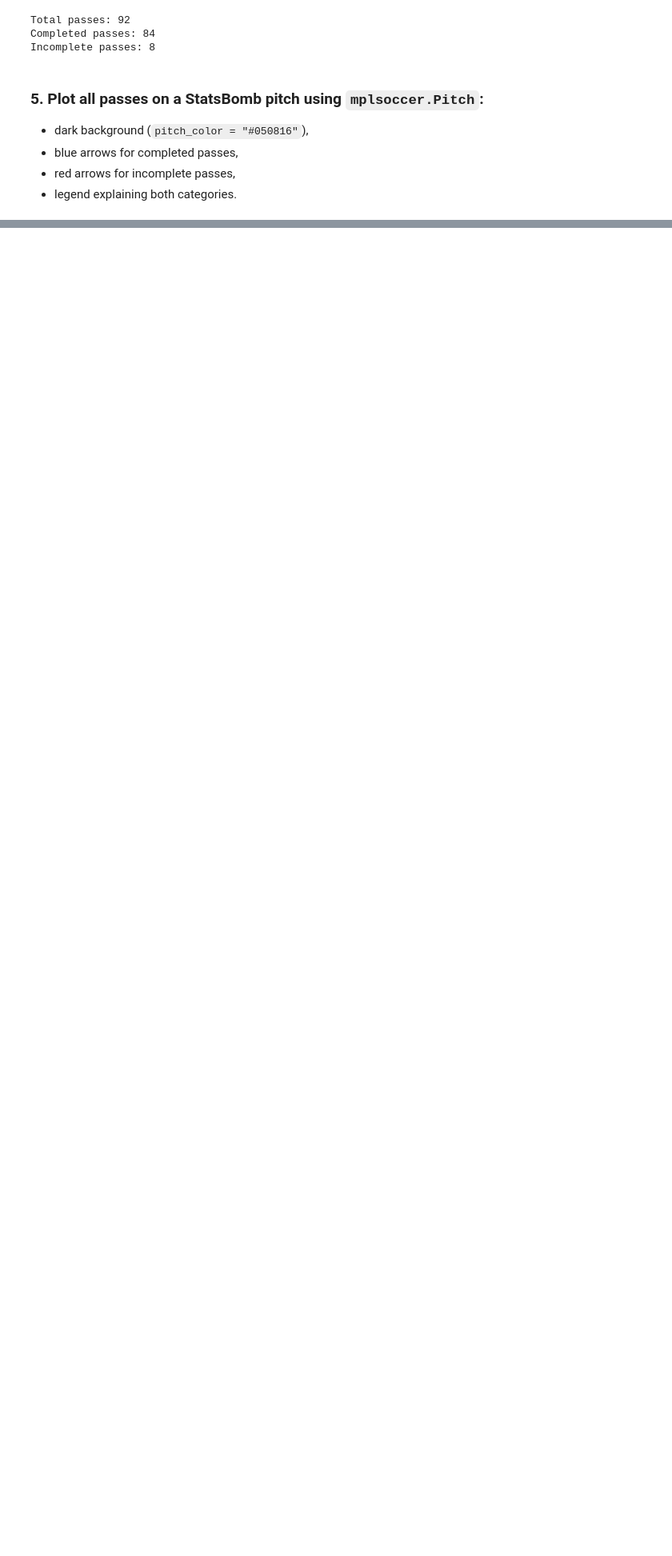
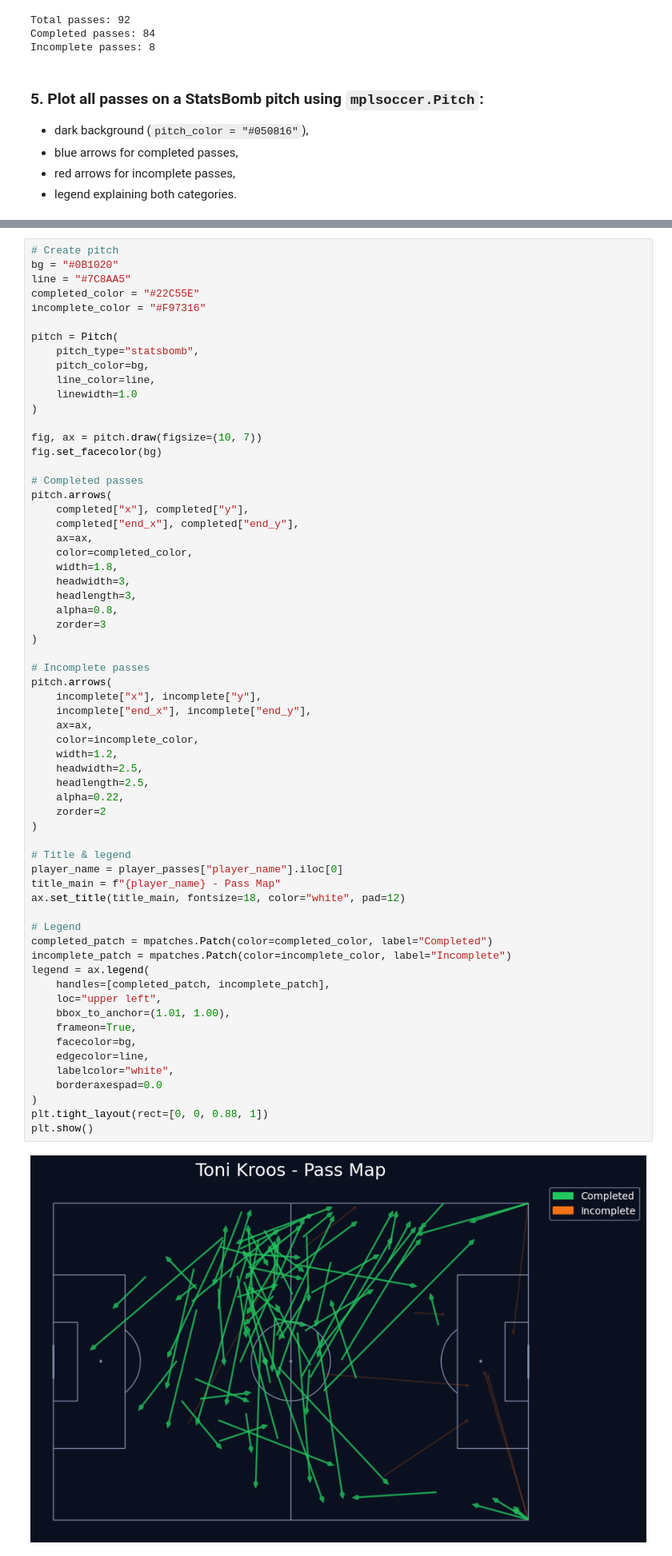
Before and after one commit to itzmore-mph/statsbomb-passing-network-analysis, a Jupyter notebook: pass_map.ipynb, the cells around one changed output, grey strips where cells are left out. Shown at 80% size. Cells and saved outputs as stored; diff of their text form; blank space fills up the shorter version.

```diff
--- a/pass_map.ipynb
+++ b/pass_map.ipynb
@@ -191,3 +129,68 @@ plt.show()
+# %%
+# Create pitch
+bg = "#0B1020"
+line = "#7C8AA5"
+completed_color = "#22C55E"
+incomplete_color = "#F97316"
+
+pitch = Pitch(
+    pitch_type="statsbomb",
+    pitch_color=bg,
+    line_color=line,
+    linewidth=1.0
+)
+
+fig, ax = pitch.draw(figsize=(10, 7))
+fig.set_facecolor(bg)
+
+# Completed passes
+pitch.arrows(
+    completed["x"], completed["y"],
+    completed["end_x"], completed["end_y"],
+    ax=ax,
+    color=completed_color,
+    width=1.8,
+    headwidth=3,
+    headlength=3,
+    alpha=0.8,
+    zorder=3
+)
+
+# Incomplete passes
+pitch.arrows(
+    incomplete["x"], incomplete["y"],
+    incomplete["end_x"], incomplete["end_y"],
+    ax=ax,
+    color=incomplete_color,
+    width=1.2,
+    headwidth=2.5,
+    headlength=2.5,
+    alpha=0.22,
+    zorder=2
+)
+
+# Title & legend
+player_name = player_passes["player_name"].iloc[0]
+title_main = f"{player_name} - Pass Map"
+ax.set_title(title_main, fontsize=18, color="white", pad=12)
+
+# Legend
+completed_patch = mpatches.Patch(color=completed_color, label="Completed")
+incomplete_patch = mpatches.Patch(color=incomplete_color, label="Incomplete")
+legend = ax.legend(
+    handles=[completed_patch, incomplete_patch],
+    loc="upper left",
+    bbox_to_anchor=(1.01, 1.00),
+    frameon=True,
+    facecolor=bg,
+    edgecolor=line,
+    labelcolor="white",
+    borderaxespad=0.0
+)
+plt.tight_layout(rect=[0, 0, 0.88, 1])
+plt.show()
+# %% [output]
+[figure, added]
 # %% [markdown]
 ### Interpretation – Toni Kroos Pass Map (Real Madrid vs Liverpool FC)
 
```
Also changed, not shown: parts of 3 cells of this notebook.
